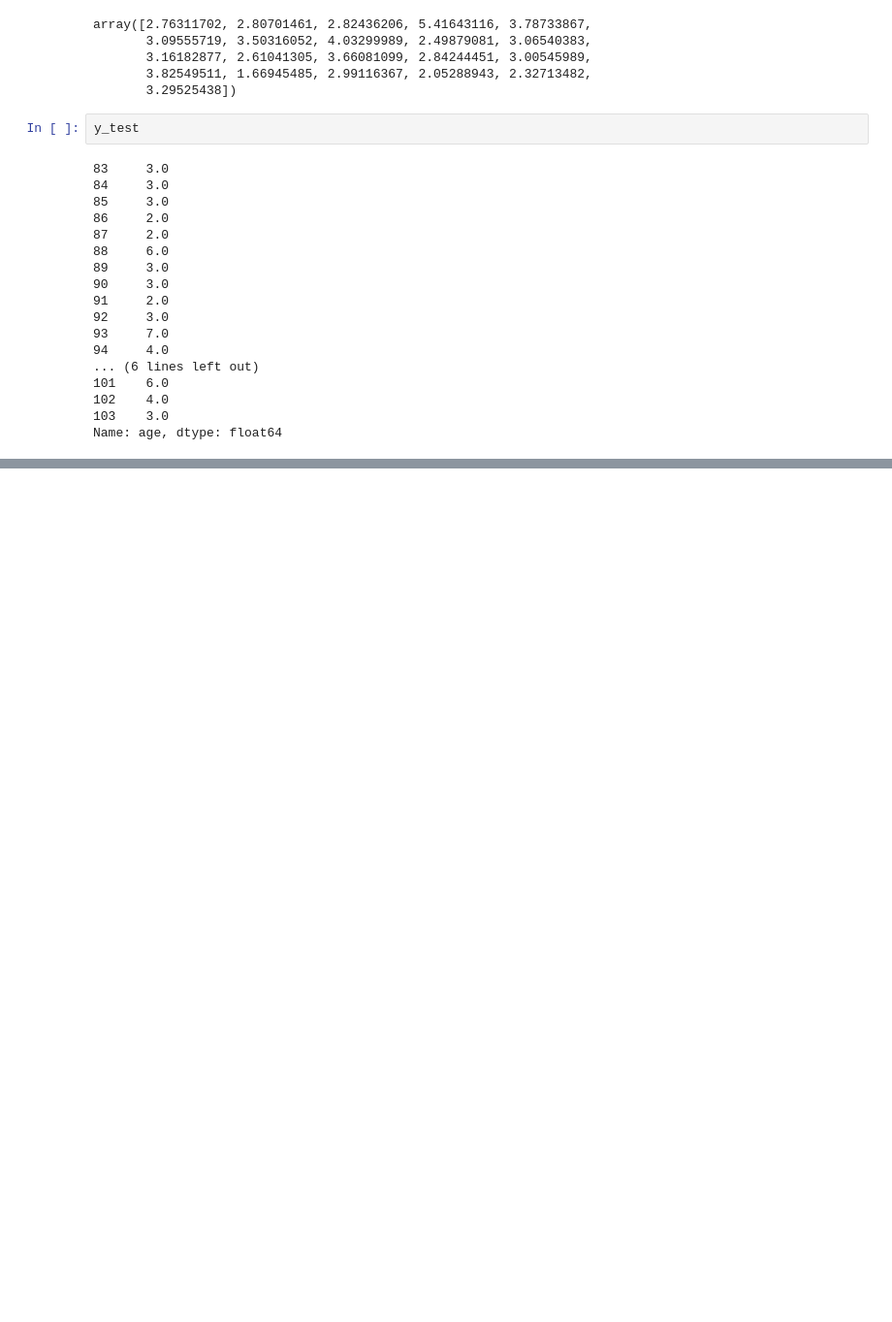
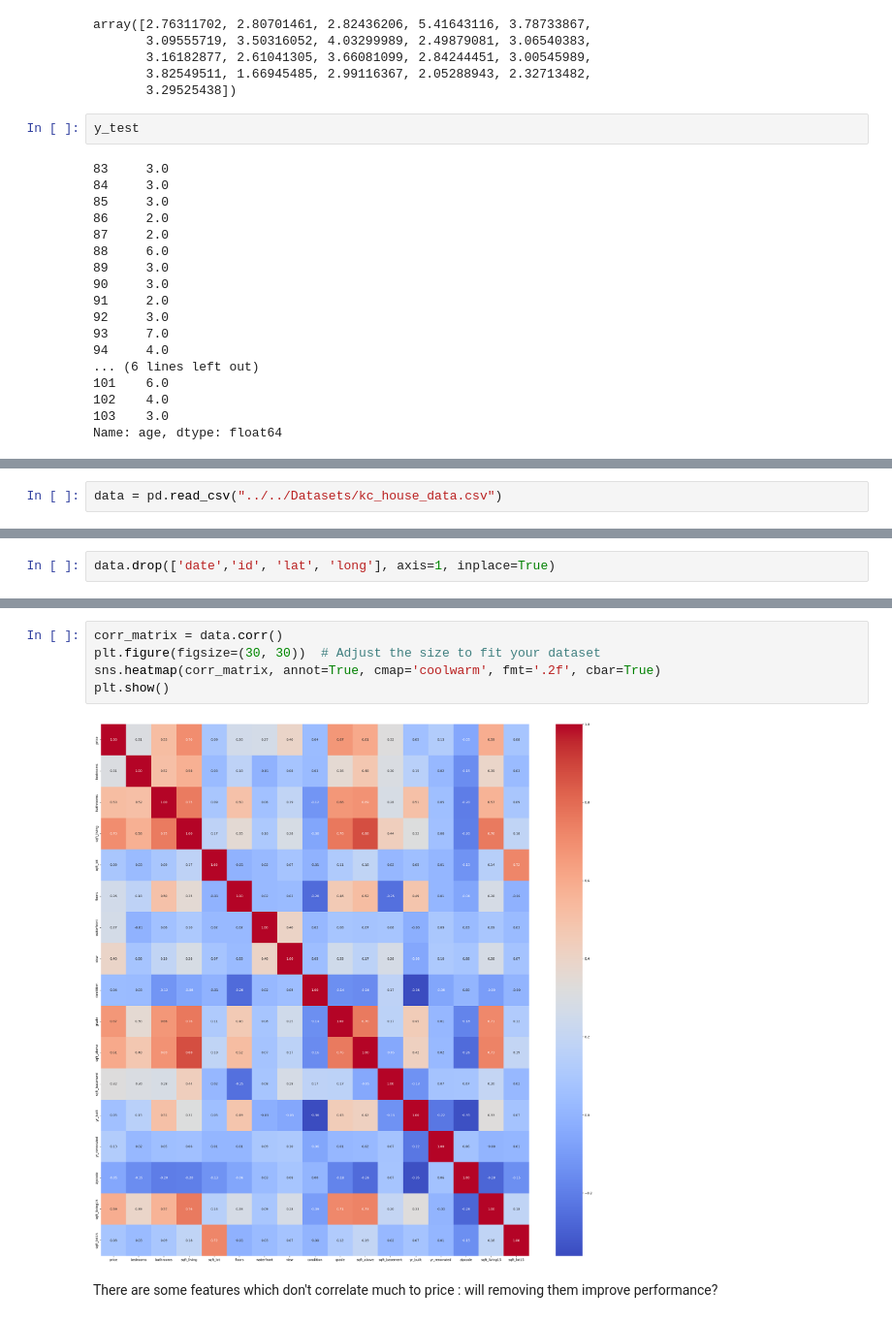
Before and after one commit to ShauryaVerma17/Machine-Learning, a Jupyter notebook: Supervised/Regression/learningRegression.ipynb, the cells around one changed output, grey strips where cells are left out. Shown at 97% size. Cells and saved outputs as stored; diff of their text form; blank space fills up the shorter version.

```diff
--- a/Supervised/Regression/learningRegression.ipynb
+++ b/Supervised/Regression/learningRegression.ipynb
@@ -327,0 +337,2 @@ Name: age, dtype: float64
+# %%
+data = pd.read_csv("../../Datasets/kc_house_data.csv")
@@ -327,0 +381,2 @@ Name: age, dtype: float64
+# %%
+data.drop(['date','id', 'lat', 'long'], axis=1, inplace=True)
@@ -327,0 +392,9 @@ Name: age, dtype: float64
+# %%
+corr_matrix = data.corr()
+plt.figure(figsize=(30, 30))  # Adjust the size to fit your dataset
+sns.heatmap(corr_matrix, annot=True, cmap='coolwarm', fmt='.2f', cbar=True)
+plt.show()
+# %% [output]
+[figure, added]
+# %% [markdown]
+There are some features which don't correlate much to price : will removing them improve performance?
```
Also changed, not shown: parts of 46 cells of this notebook, 3 other files.
